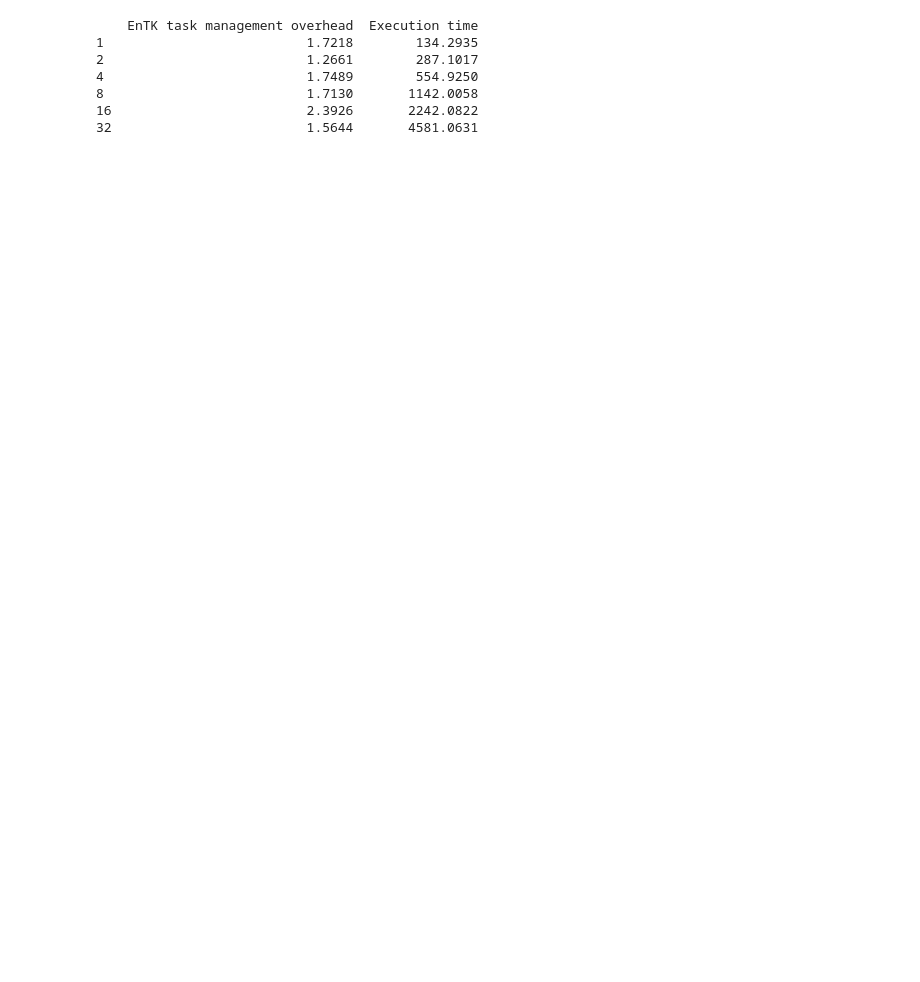
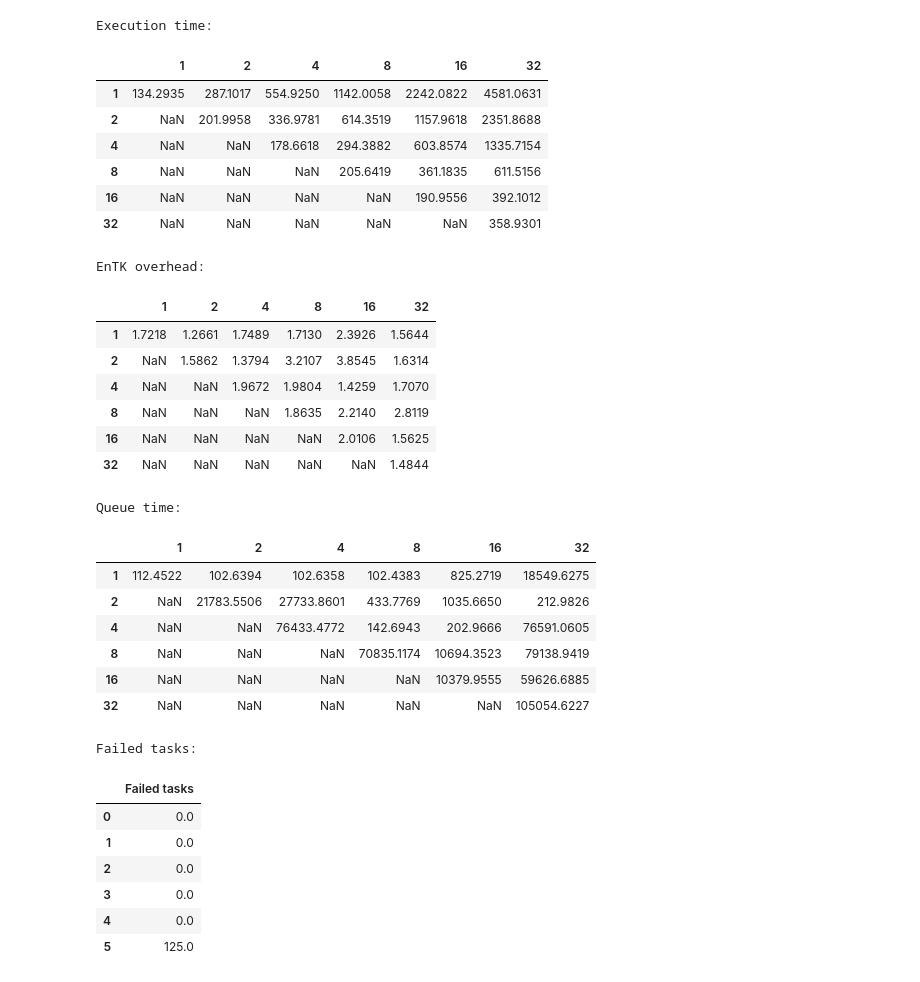
Before and after one commit to radical-experiments/entk-experiments, a Jupyter notebook: specfem/notebook/plotme.ipynb, the cells around one changed output. Saved outputs shown, nothing was run; the diff lists cells and outputs as text; code cells hidden in the pictures; blank space fills up the shorter version.

```diff
--- a/specfem/notebook/plotme.ipynb
+++ b/specfem/notebook/plotme.ipynb
@@ -241,15 +260,48 @@ Queue: 18549.6275001
-# %%
-df = df.drop(['EnTK setup overhead','EnTK teardown overhead', 'RTS cancelation overhead', 'RTS overhead'],axis=1)
-df_err = df_err.drop(['EnTK setup overhead','EnTK teardown overhead', 'RTS cancelation overhead', 'RTS overhead'],axis=1)
-print df
-# %% [output]
-    EnTK task management overhead  Execution time
-1                          1.7218        134.2935
-2                          1.2661        287.1017
-4                          1.7489        554.9250
-8                          1.7130       1142.0058
-16                         2.3926       2242.0822
-32                         1.5644       4581.0631
+# %%
+print 'Execution time:'
+display(df_exec)
+
+print 'EnTK overhead:'
+display(df_ov)
+
+print 'Queue time:'
+display(df_q)
+
+print 'Failed tasks:'
+display(df_failed)
+# %% [output]
+Execution time:
+|  | 1 | 2 | 4 | 8 | 16 | 32 |
+| 1 | 134.2935 | 287.1017 | 554.9250 | 1142.0058 | 2242.0822 | 4581.0631 |
+| 2 | NaN | 201.9958 | 336.9781 | 614.3519 | 1157.9618 | 2351.8688 |
+| 4 | NaN | NaN | 178.6618 | 294.3882 | 603.8574 | 1335.7154 |
+| 8 | NaN | NaN | NaN | 205.6419 | 361.1835 | 611.5156 |
+| 16 | NaN | NaN | NaN | NaN | 190.9556 | 392.1012 |
+| 32 | NaN | NaN | NaN | NaN | NaN | 358.9301 |
+EnTK overhead:
+|  | 1 | 2 | 4 | 8 | 16 | 32 |
+| 1 | 1.7218 | 1.2661 | 1.7489 | 1.7130 | 2.3926 | 1.5644 |
+| 2 | NaN | 1.5862 | 1.3794 | 3.2107 | 3.8545 | 1.6314 |
+| 4 | NaN | NaN | 1.9672 | 1.9804 | 1.4259 | 1.7070 |
+| 8 | NaN | NaN | NaN | 1.8635 | 2.2140 | 2.8119 |
+| 16 | NaN | NaN | NaN | NaN | 2.0106 | 1.5625 |
+| 32 | NaN | NaN | NaN | NaN | NaN | 1.4844 |
+Queue time:
+|  | 1 | 2 | 4 | 8 | 16 | 32 |
+| 1 | 112.4522 | 102.6394 | 102.6358 | 102.4383 | 825.2719 | 18549.6275 |
+| 2 | NaN | 21783.5506 | 27733.8601 | 433.7769 | 1035.6650 | 212.9826 |
+| 4 | NaN | NaN | 76433.4772 | 142.6943 | 202.9666 | 76591.0605 |
+| 8 | NaN | NaN | NaN | 70835.1174 | 10694.3523 | 79138.9419 |
+| 16 | NaN | NaN | NaN | NaN | 10379.9555 | 59626.6885 |
+| 32 | NaN | NaN | NaN | NaN | NaN | 105054.6227 |
+Failed tasks:
+|  | Failed tasks |
+| 0 | 0.0 |
+| 1 | 0.0 |
+| 2 | 0.0 |
+| 3 | 0.0 |
+| 4 | 0.0 |
+| 5 | 125.0 |
 # %%
 fig, ax = fig_setup()
 
```
Also changed, not shown: parts of 5 cells of this notebook, 8 other files.
